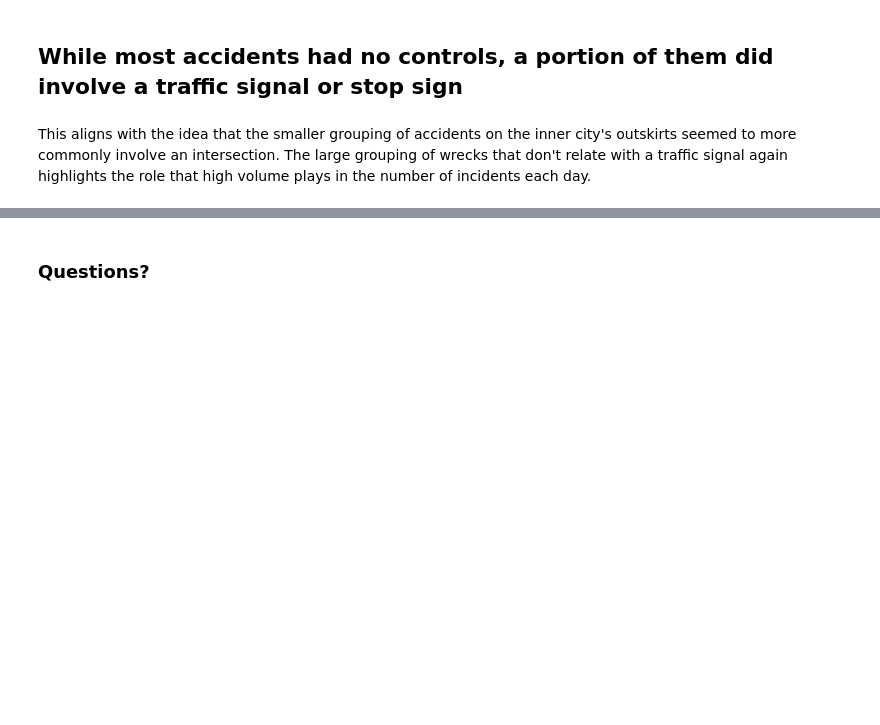
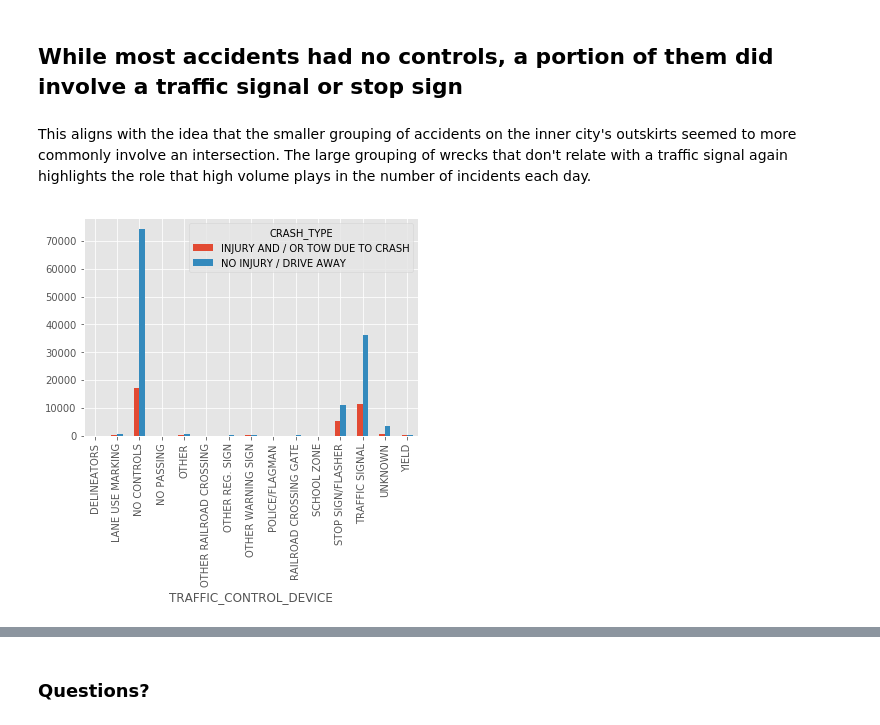
Before and after one commit to Bwig/Project_1, a Jupyter notebook: Analysis_Final.ipynb, the cells around one changed output, grey strips where cells are left out. Drawn from its saved outputs; the diff is of its cells as text; code cells hidden in the pictures; blank space fills up the shorter version.

```diff
--- a/Analysis_Final.ipynb
+++ b/Analysis_Final.ipynb
@@ -462,3 +451,10 @@ plt.show()
 ## While most accidents had no controls, a portion of them did involve a traffic signal or stop sign
 # %% [markdown]
 This aligns with the idea that the smaller grouping of accidents on the inner city's outskirts seemed to more commonly involve an intersection. The large grouping of wrecks that don't relate with a traffic signal again highlights the role that high volume plays in the number of incidents each day.
+# %%
+type_control = pd.crosstab(df_crashes.CRASH_TYPE, df_crashes.TRAFFIC_CONTROL_DEVICE)
+type_control.T.plot.bar()
+plt.savefig("type_control.png")
+plt.show()
+# %% [output]
+[figure, added]
```
Also changed, not shown: parts of 6 cells of this notebook.
